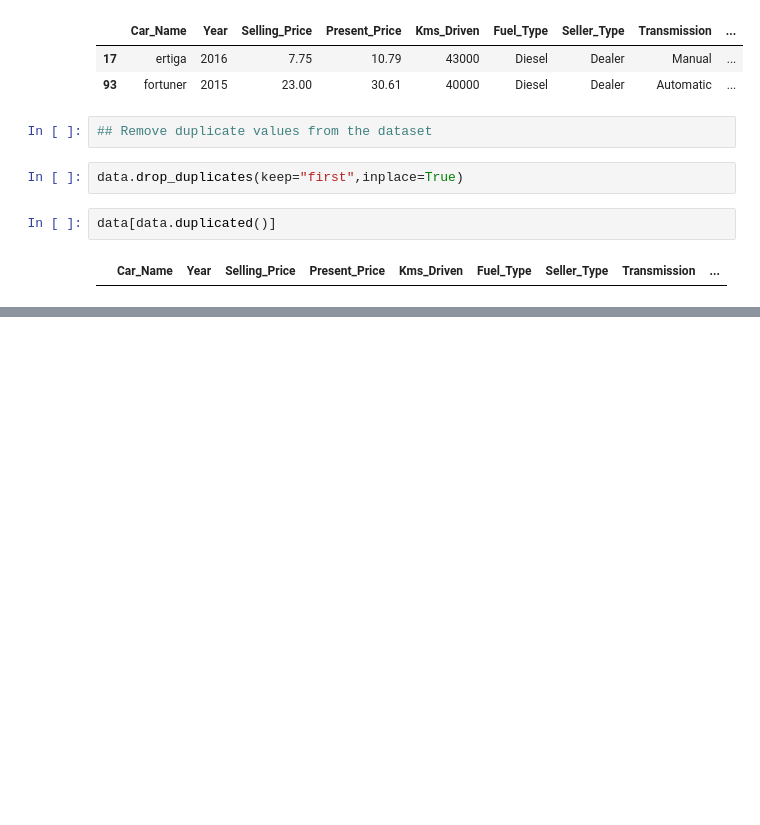
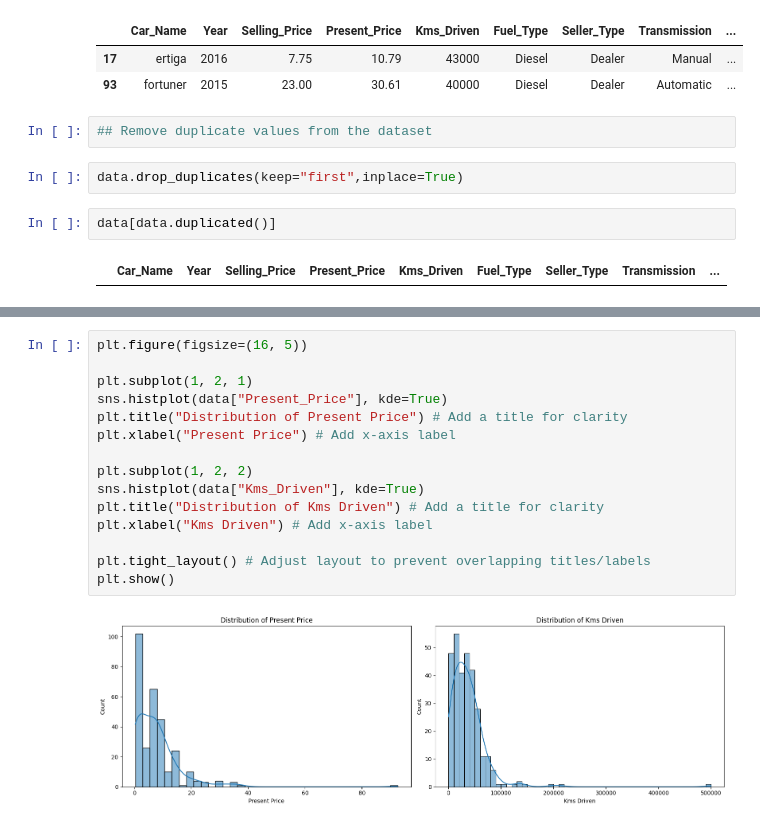
Before and after one commit to nikeshgamal24/Car-Price-Prediction-Project, a Jupyter notebook: Car_Price_Prediction_Regression_Project.ipynb, the cells around one changed output, grey strips where cells are left out. Saved outputs shown, nothing was run; the diff lists cells and outputs as text; blank space fills up the shorter version.

```diff
--- a/Car_Price_Prediction_Regression_Project.ipynb
+++ b/Car_Price_Prediction_Regression_Project.ipynb
@@ -341,0 +119,17 @@ plt.show()
+# %%
+plt.figure(figsize=(16, 5))
+
+plt.subplot(1, 2, 1)
+sns.histplot(data["Present_Price"], kde=True)
+plt.title("Distribution of Present Price") # Add a title for clarity
+plt.xlabel("Present Price") # Add x-axis label
+
+plt.subplot(1, 2, 2)
+sns.histplot(data["Kms_Driven"], kde=True)
+plt.title("Distribution of Kms Driven") # Add a title for clarity
+plt.xlabel("Kms Driven") # Add x-axis label
+
+plt.tight_layout() # Adjust layout to prevent overlapping titles/labels
+plt.show()
+# %% [output]
+[figure, added]
```
Also changed, not shown: parts of 23 cells of this notebook.
